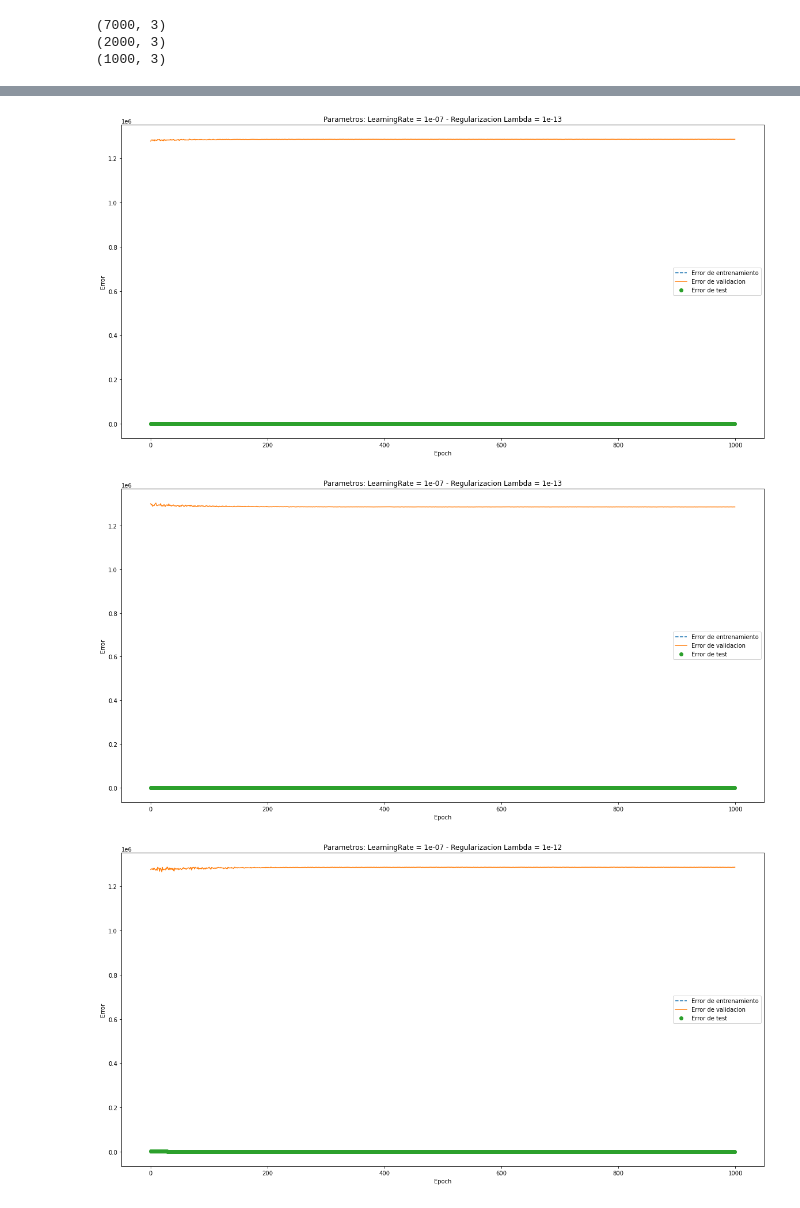
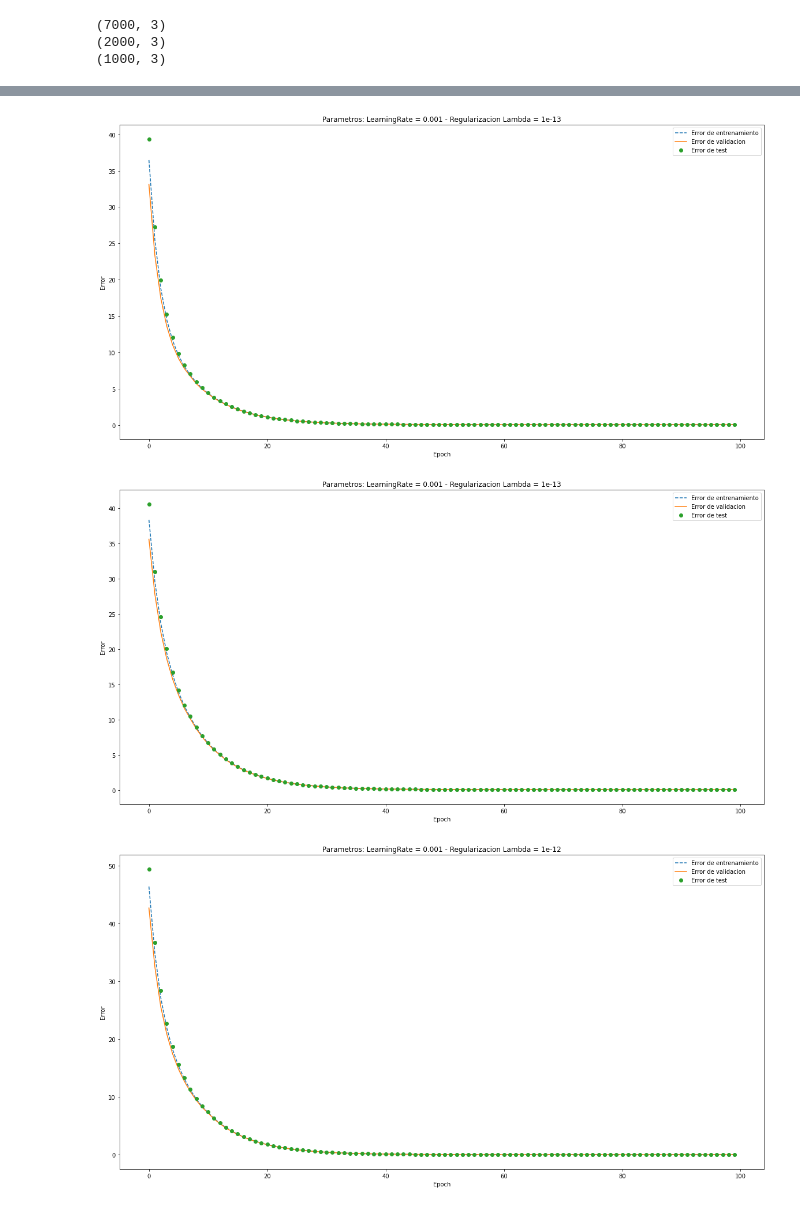
Before and after one commit to AguAcerbo/Carrera-de-Especializacion-en-IA, a Jupyter notebook: B3-Deep_Learning/Receso_Invierno/Ejercicio 3.ipynb, the cells around one changed output, grey strips where cells are left out. Cells and saved outputs as stored; diff of their text form; code cells hidden in the pictures.

```diff
--- a/B3-Deep_Learning/Receso_Invierno/Ejercicio 3.ipynb
+++ b/B3-Deep_Learning/Receso_Invierno/Ejercicio 3.ipynb
@@ -18,7 +18,7 @@ $a.$ Crear un dataset sintético con 10,000 muestras a partir de la siguiente ex
 $\Large y = (x - 2)^2 + 3 + N$
 <p>
 # %%
-x = np.arange(-50, 50, 0.01)
+x = np.arange(-3, 7, 0.001)
 N = np.random.normal(0, 0.2, 10000)
 y = (x-2)**2+3+N
 fig, ax = plt.subplots(1,1)
@@ -325,12 +323,13 @@ def mbgd_r2(x_train_mb, y_train_mb, x_test_mb, y_test_mb, lr=0.01, epochs=100, l
     plt.legend(['Error de entrenamiento', 'Error de test'])
     return w, mse_train, mse_test
 # %%
-eph = 500
+eph = 100
+lrate = 0.001
 w_ridge, mse_train_ridge, mse_test_ridge = mbgd_r2(x_train, y_train,
                                                       x_test, y_test,
-                                                      lr=0.0000001, epochs=eph, lamb = 1e-5, b = 64)
+                                                      lr= lrate, epochs=eph, lamb = 1e-5, b = 64)
 
-print(f"Parametros: epochs:{eph}  regularizacion: 1e-5  lr: 0.0000001  batches = 64")
+print(f"Parametros: epochs:{eph}  regularizacion: 1e-5  lr: {lrate}  batches = 64")
 print(f"Error de entrenamiento final {mse_train_ridge[eph-1]}")
 print(f"Error de testeo final {mse_test_ridge[eph-1]}")
 print(w_ridge)
@@ -420,17 +419,17 @@ print(x_val_mbridge.shape)
 # %%
 idx = np.random.permutation(np.arange(0, 10000))
 
-x_train_mbride[:,0] = x_train_mbride[:,0] + 1
-x_test_mbride[:,0] = x_test_mbride[:,0] + 1
-x_val_mbride[:,0] = x_val_mbride[:,0] + 1
+x_train_mbridge[:,0] = x_train_mbridge[:,0] + 1
+x_test_mbridge[:,0] = x_test_mbridge[:,0] + 1
+x_val_mbridge[:,0] = x_val_mbridge[:,0] + 1
 
-x_train_mbride[:,1] = x[idx[0:int(0.7*10000)]]
-x_test_mbride[:,1] = x[idx[int(0.7*10000):int(0.9*10000)]]
-x_val_mbride[:,1] = x[idx[int(0.9*10000):]]
+x_train_mbridge[:,1] = x[idx[0:int(0.7*10000)]]
+x_test_mbridge[:,1] = x[idx[int(0.7*10000):int(0.9*10000)]]
+x_val_mbridge[:,1] = x[idx[int(0.9*10000):]]
 
-x_train_mbride[:,2] = x[idx[0:int(0.7*10000)]]**2
-x_test_mbride[:,2] = x[idx[int(0.7*10000):int(0.9*10000)]]**2
-x_val_mbride[:,2] = x[idx[int(0.9*10000):]]**2
+x_train_mbridge[:,2] = x[idx[0:int(0.7*10000)]]**2
+x_test_mbridge[:,2] = x[idx[int(0.7*10000):int(0.9*10000)]]**2
+x_val_mbridge[:,2] = x[idx[int(0.9*10000):]]**2
 
 N_train_mbridge = N[idx[0:int(0.7*10000)]]
 N_test_mbridge = N[idx[int(0.7*10000):int(0.9*10000)]]
@@ -438,21 +437,21 @@ N_val_mbridge = N[idx[int(0.9*10000):]]
 
 y_train_mbridge = (x_train_mbridge[:,1] - 2)**2 + 3 + N_train_mbridge
 y_test_mbridge = (x_test_mbridge[:,1] - 2)**2 + 3 + N_test_mbridge
-y_val_mbridge = (x_val_mbride[:,1] - 2)**2 + 3 + N_val_mbridge
+y_val_mbridge = (x_val_mbridge[:,1] - 2)**2 + 3 + N_val_mbridge
 # %%
-regularizacion = [1e-15,1e-14, 1e-13, 1e-13,1e-12, 1e-11, 1e-10, 1e-5, 1e-2, 1, 5, 10]
+regularizacion = [1e-15,1e-14, 1e-13, 1e-13,1e-12, 1e-11, 1e-10, 1e-5, 1e-2]#, 1, 5, 10]
 mse_lamb_test = []
 mse_lamb_val = []
 mse_lamb_train = []
-eph2 = 1000
-
+eph2 = 100
+lrate2 = 0.001
 for lambd in regularizacion:
 
-    w_ridge, mse_train_ridge, mse_val_ridge, mse_test_ridge = mbgd_r2_v2(x_train_mbride, y_train_mbridge,
-                                                                      x_val_mbride, y_val_mbridge,
-                                                                      x_test_mbride, y_test_mbridge,
-                                                                      lr=0.0000001, epochs=eph2, lamb = lambd, b = 64)
-    print(f"Parametros: epochs:{eph2}  regularizacion: {lambd}  lr: {0.0000001}  batches = 64")
+    w_ridge, mse_train_ridge, mse_val_ridge, mse_test_ridge = mbgd_r2_v2(x_train_mbridge, y_train_mbridge,
+                                                                      x_val_mbridge, y_val_mbridge,
+                                                                      x_test_mbridge, y_test_mbridge,
+                                                                      lr=lrate2, epochs=eph2, lamb = lambd, b = 64)
+    print(f"Parametros: epochs:{eph2}  regularizacion: {lambd}  lr: {lrate2}  batches = 64")
     print(f"Error de entrenamiento final {mse_train_ridge[eph2-1]}")
     print(f"Error de validacion final {mse_val_ridge[eph2-1]}")
     print(f"Error de testeo final {mse_test_ridge[eph2-1]}")
@@ -484,3 +483,3 @@ Error de testeo final 47.526708361588035
-[figure, old version]
+[figure, new version]
-[figure, old version]
+[figure, new version]
-[figure, old version]
+[figure, new version]
```
Also changed, not shown: parts of 15 cells of this notebook, 6 other files.
